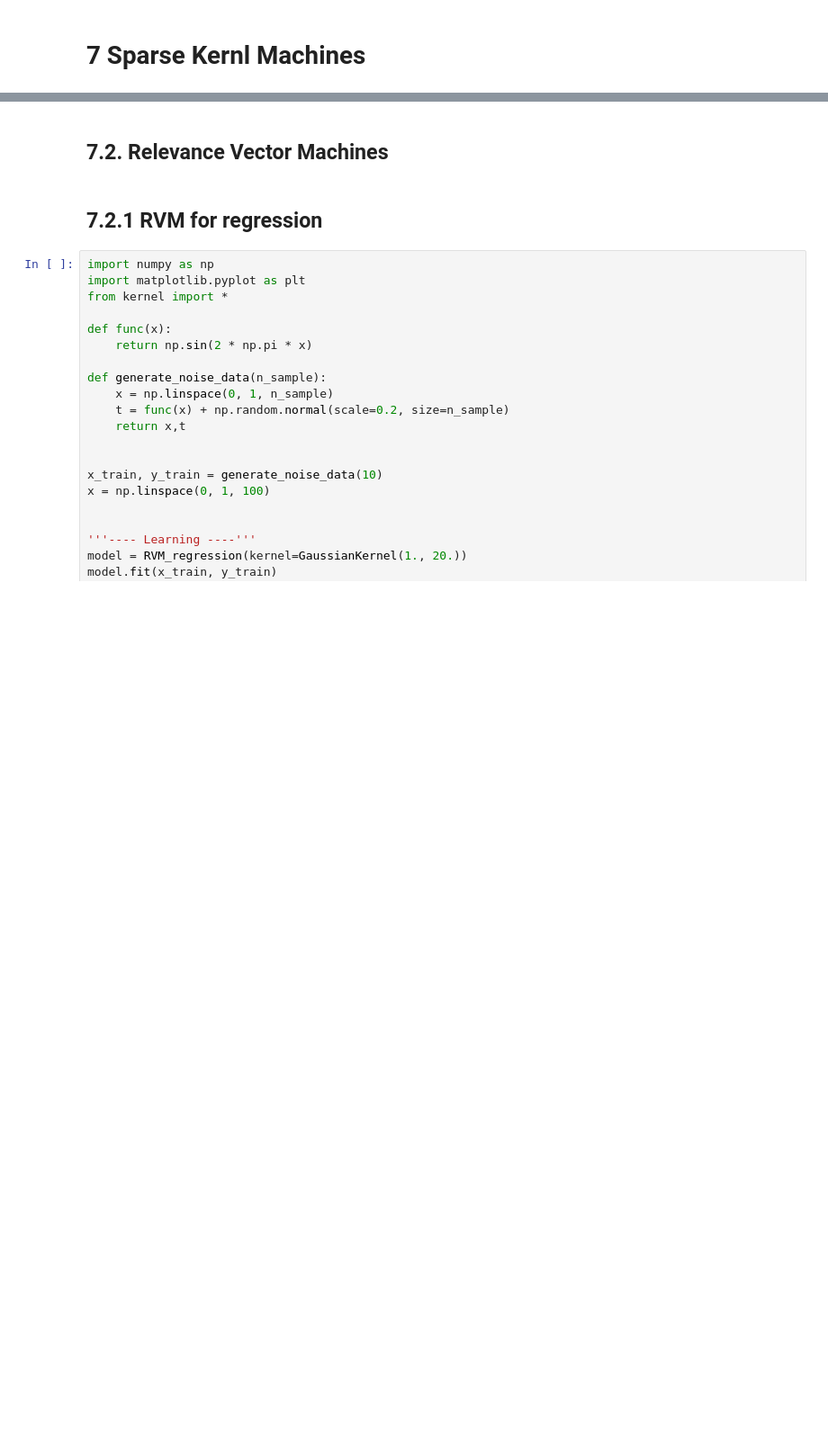
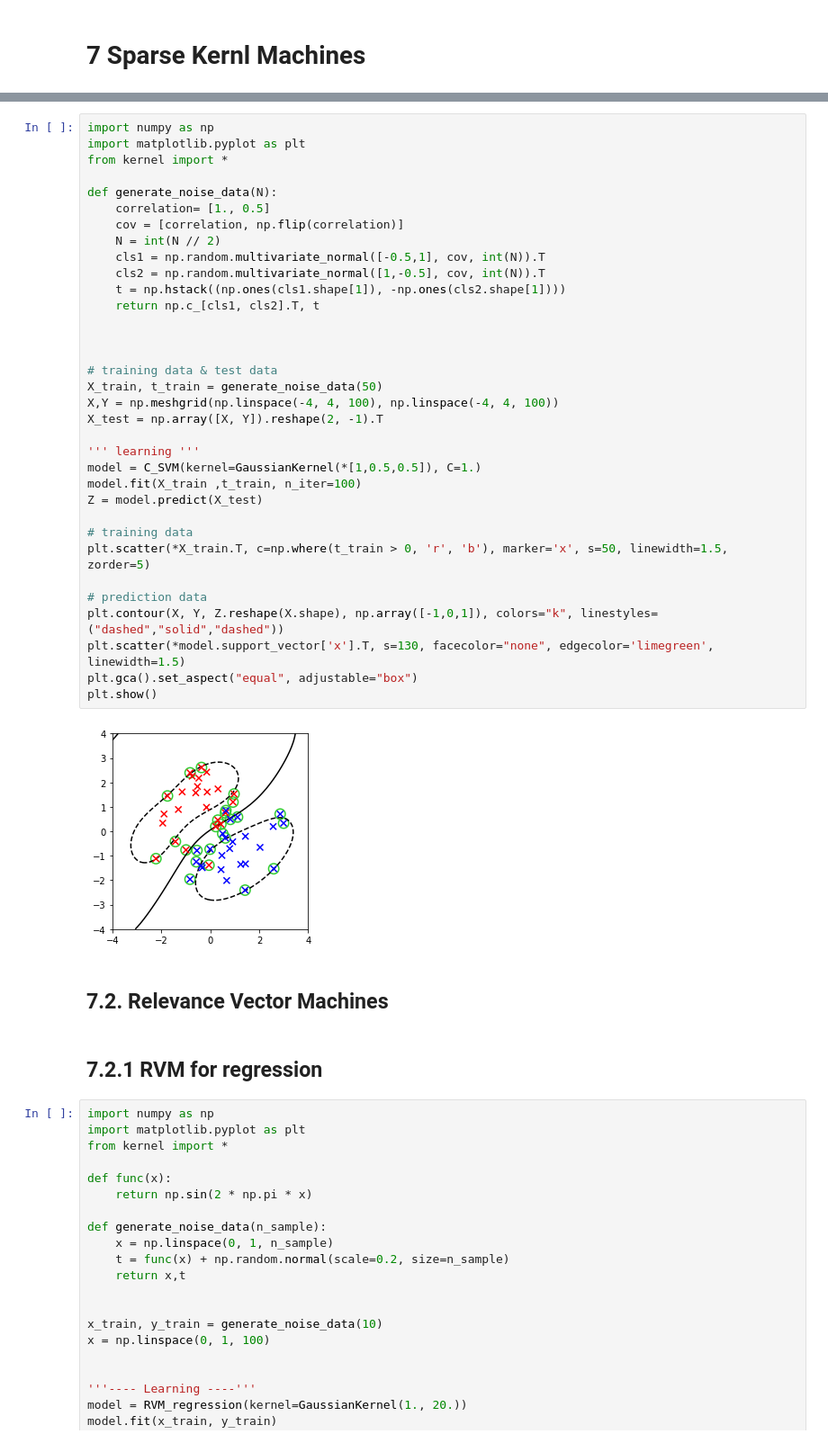
Before and after one commit to oilneck/prml_python, a Jupyter notebook: Notebook/section7.ipynb, the cells around one changed output, grey strips where cells are left out. Shown at 90% size. Saved outputs shown, nothing was run; the diff lists cells and outputs as text; blank space fills up the shorter version.

```diff
--- a/Notebook/section7.ipynb
+++ b/Notebook/section7.ipynb
@@ -3,3 +36,39 @@
+# %%
+import numpy as np
+import matplotlib.pyplot as plt
+from kernel import *
+
+def generate_noise_data(N):
+    correlation= [1., 0.5]
+    cov = [correlation, np.flip(correlation)]
+    N = int(N // 2)
+    cls1 = np.random.multivariate_normal([-0.5,1], cov, int(N)).T
+    cls2 = np.random.multivariate_normal([1,-0.5], cov, int(N)).T
+    t = np.hstack((np.ones(cls1.shape[1]), -np.ones(cls2.shape[1])))
+    return np.c_[cls1, cls2].T, t
+
+
+
+# training data & test data
+X_train, t_train = generate_noise_data(50)
+X,Y = np.meshgrid(np.linspace(-4, 4, 100), np.linspace(-4, 4, 100))
+X_test = np.array([X, Y]).reshape(2, -1).T
+
+''' learning '''
+model = C_SVM(kernel=GaussianKernel(*[1,0.5,0.5]), C=1.)
+model.fit(X_train ,t_train, n_iter=100)
+Z = model.predict(X_test)
+
+# training data
+plt.scatter(*X_train.T, c=np.where(t_train > 0, 'r', 'b'), marker='x', s=50, linewidth=1.5, zorder=5)
+
+# prediction data
+plt.contour(X, Y, Z.reshape(X.shape), np.array([-1,0,1]), colors="k", linestyles=("dashed","solid","dashed"))
+plt.scatter(*model.support_vector['x'].T, s=130, facecolor="none", edgecolor='limegreen', linewidth=1.5)
+plt.gca().set_aspect("equal", adjustable="box")
+plt.show()
+# %% [output]
+[figure, added]
 # %% [markdown]
 ## 7.2. Relevance Vector Machines
 # %% [markdown]
```
Also changed, not shown: parts of 4 cells of this notebook.
